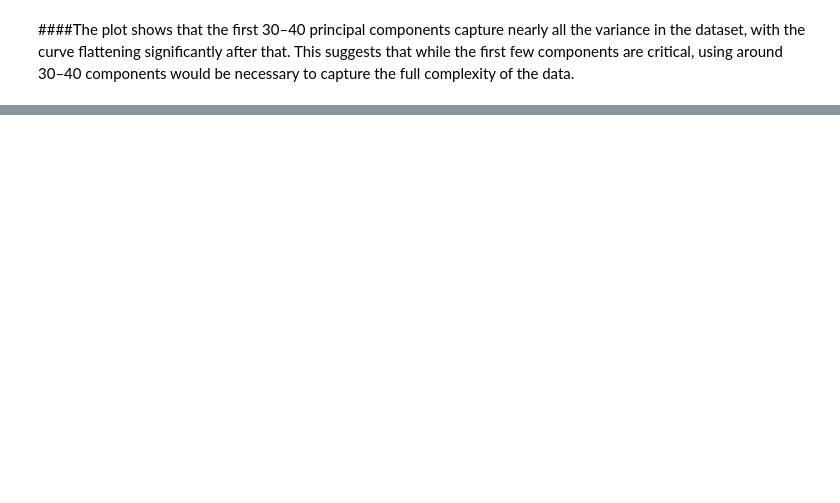
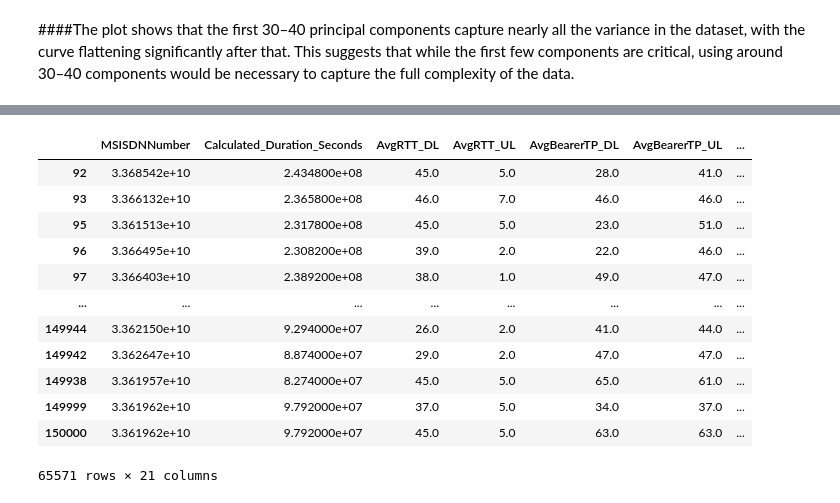
Before and after one commit to santoshdhalwalkar/Telecommunication, a Jupyter notebook: Telecommunication.ipynb, the cells around one changed output, grey strips where cells are left out. Drawn from its saved outputs; the diff is of its cells as text; code cells hidden in the pictures; blank space fills up the shorter version.

```diff
--- a/Telecommunication.ipynb
+++ b/Telecommunication.ipynb
@@ -904,0 +1042,27 @@ df.to_csv("/content/drive/MyDrive/tele_cleandata.csv")
+# %%
+# List of important columns to retain
+important_columns = ['MSISDNNumber', 'Calculated_Duration_Seconds','AvgRTT_DL', 'AvgRTT_UL', 'AvgBearerTP_DL', 'AvgBearerTP_UL',
+    'TCPDLRetransVol_Bytes', 'TCPULRetransVol_Bytes',  'GamingDL_Bytes', 'YoutubeUL_Bytes', 'YoutubeDL_Bytes', 'NetflixUL_Bytes','Total_Data', 'Total_DL', 'Total_UL',
+       'NetflixDL_Bytes', 'OtherUL_Bytes', 'GamingUL_Bytes', 'Total_Data', 'Total_DL', 'Total_UL']  # Add more important columns as needed
+,
+# Retain only the important columns using direct column selection
+cleaneddf = df[important_columns]
+
+# Save the modified DataFrame back to a CSV file
+cleaneddf.to_csv('/content/drive/MyDrive/cleanedtelecomunication_df.csv', index=False)
+# %%
+cleaneddf
+# %% [output]
+|  | MSISDNNumber | Calculated_Duration_Seconds | AvgRTT_DL | AvgRTT_UL | AvgBearerTP_DL | AvgBearerTP_UL | ... |
+| 92 | 3.368542e+10 | 2.434800e+08 | 45.0 | 5.0 | 28.0 | 41.0 | ... |
+| 93 | 3.366132e+10 | 2.365800e+08 | 46.0 | 7.0 | 46.0 | 46.0 | ... |
+| 95 | 3.361513e+10 | 2.317800e+08 | 45.0 | 5.0 | 23.0 | 51.0 | ... |
+| 96 | 3.366495e+10 | 2.308200e+08 | 39.0 | 2.0 | 22.0 | 46.0 | ... |
+| 97 | 3.366403e+10 | 2.389200e+08 | 38.0 | 1.0 | 49.0 | 47.0 | ... |
+| ... | ... | ... | ... | ... | ... | ... | ... |
+| 149944 | 3.362150e+10 | 9.294000e+07 | 26.0 | 2.0 | 41.0 | 44.0 | ... |
+| 149942 | 3.362647e+10 | 8.874000e+07 | 29.0 | 2.0 | 47.0 | 47.0 | ... |
+| 149938 | 3.361957e+10 | 8.274000e+07 | 45.0 | 5.0 | 65.0 | 61.0 | ... |
+| 149999 | 3.361962e+10 | 9.792000e+07 | 37.0 | 5.0 | 34.0 | 37.0 | ... |
+| 150000 | 3.361962e+10 | 9.792000e+07 | 45.0 | 5.0 | 63.0 | 63.0 | ... |
+65571 rows × 21 columns
```
Also changed, not shown: parts of 13 cells of this notebook.
